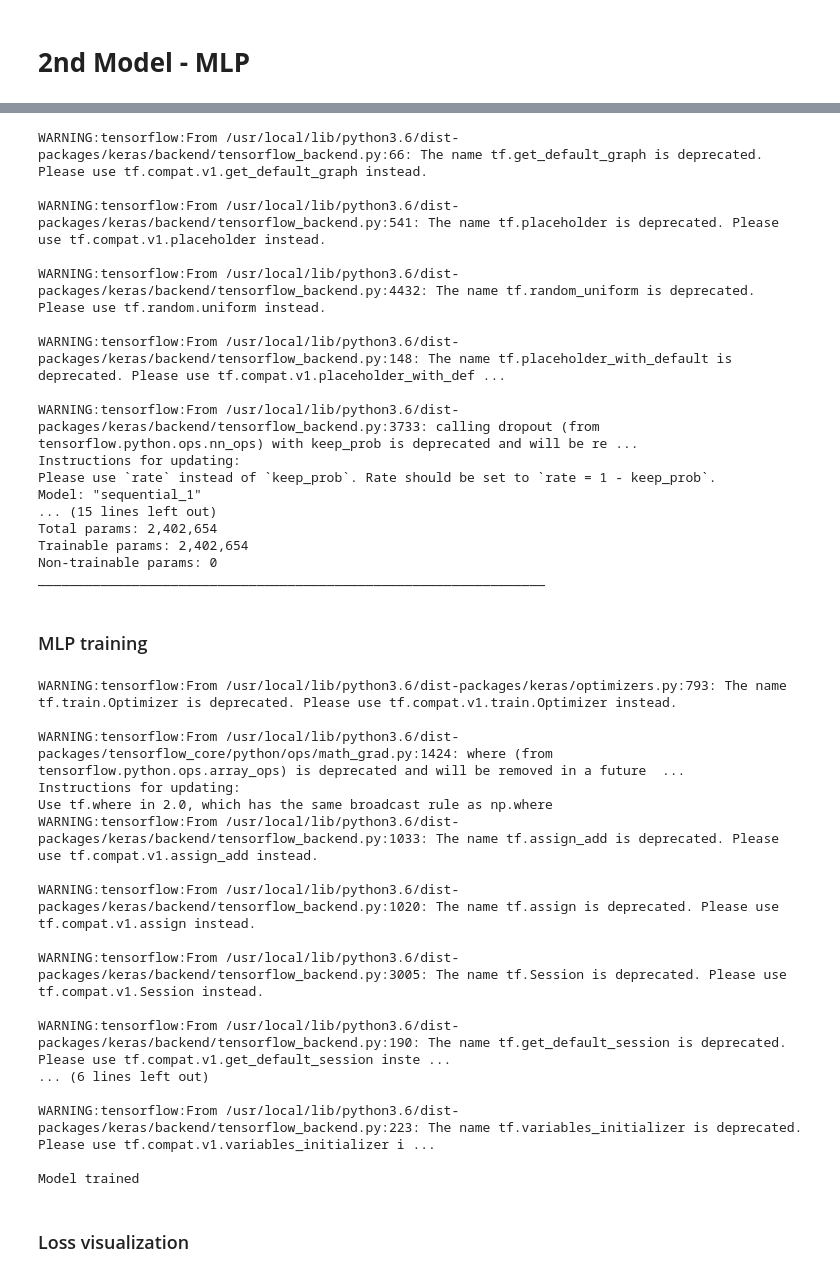
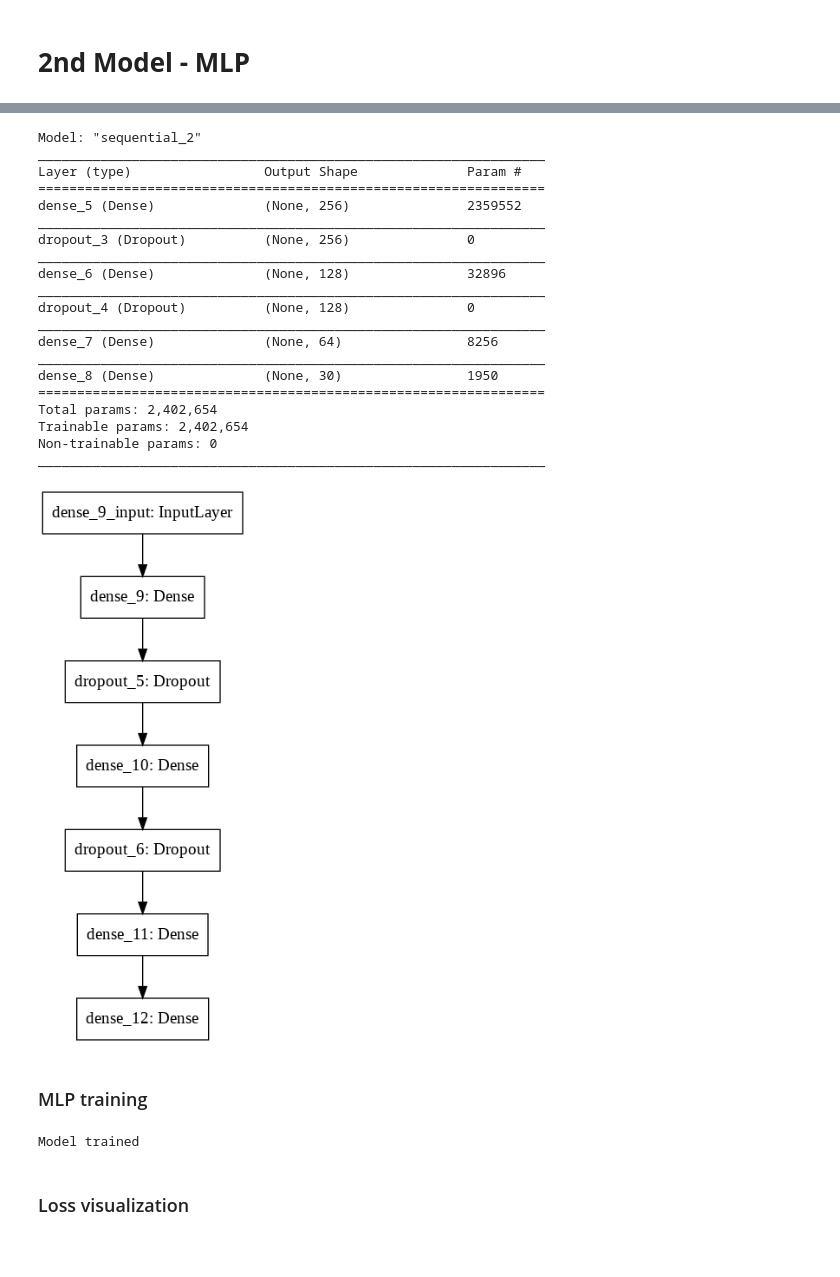
Before and after one commit to blawok/Facial_Keypoints, a Jupyter notebook: facial_keypoint_detection.ipynb, the cells around one changed output, grey strips where cells are left out. Drawn from its saved outputs; the diff is of its cells as text; code cells hidden in the pictures; blank space fills up the shorter version.

```diff
--- a/facial_keypoint_detection.ipynb
+++ b/facial_keypoint_detection.ipynb
@@ -200,5 +209,5 @@ Using TensorFlow backend.
 # %%
-model = Sequential([
+model_mlp = Sequential([
   Dense(256, input_dim=X_train.shape[1], activation = 'relu'),
   Dropout(0.1),
 
@@ -209,25 +218,33 @@ model = Sequential([
   Dense(30)
 ])
 
-model.summary()
+model_mlp.summary()
 # %% [output]
-WARNING:tensorflow:From /usr/local/lib/python3.6/dist-packages/keras/backend/tensorflow_backend.py:66: The name tf.get_default_graph is deprecated. Please use tf.compat.v1.get_default_graph instead.
-
-WARNING:tensorflow:From /usr/local/lib/python3.6/dist-packages/keras/backend/tensorflow_backend.py:541: The name tf.placeholder is deprecated. Please use tf.compat.v1.placeholder instead.
-
-WARNING:tensorflow:From /usr/local/lib/python3.6/dist-packages/keras/backend/tensorflow_backend.py:4432: The name tf.random_uniform is deprecated. Please use tf.random.uniform instead.
-
-WARNING:tensorflow:From /usr/local/lib/python3.6/dist-packages/keras/backend/tensorflow_backend.py:148: The name tf.placeholder_with_default is deprecated. Please use tf.compat.v1.placeholder_with_def ...
-
-WARNING:tensorflow:From /usr/local/lib/python3.6/dist-packages/keras/backend/tensorflow_backend.py:3733: calling dropout (from tensorflow.python.ops.nn_ops) with keep_prob is deprecated and will be re ...
-Instructions for updating:
-Please use `rate` instead of `keep_prob`. Rate should be set to `rate = 1 - keep_prob`.
-Model: "sequential_1"
-... (15 lines left out)
+Model: "sequential_2"
+_________________________________________________________________
+Layer (type)                 Output Shape              Param #
+=================================================================
+dense_5 (Dense)              (None, 256)               2359552
+_________________________________________________________________
+dropout_3 (Dropout)          (None, 256)               0
+_________________________________________________________________
+dense_6 (Dense)              (None, 128)               32896
+_________________________________________________________________
+dropout_4 (Dropout)          (None, 128)               0
+_________________________________________________________________
+dense_7 (Dense)              (None, 64)                8256
+_________________________________________________________________
+dense_8 (Dense)              (None, 30)                1950
+=================================================================
 Total params: 2,402,654
 Trainable params: 2,402,654
 Non-trainable params: 0
 _________________________________________________________________
+# %%
+from keras.utils import plot_model
+plot_model(model_mlp, to_file='drive/My Drive/facial_keypoints_data/mlp_rmse_2249.png')
+# %% [output]
+[figure, added]
 # %% [markdown]
 ### MLP training
 # %%
@@ -235,10 +252,10 @@ sgd = SGD(lr=0.01,
           momentum=0.9,
           nesterov=True)
 
-model.compile(loss = root_mean_squared_error,
+model_mlp.compile(loss = root_mean_squared_error,
               optimizer = sgd)
 
-hist_mlp = model.fit(X_train,
+hist_mlp = model_mlp.fit(X_train,
                      y_train,
                      epochs=500,
                      batch_size=128,
@@ -246,22 +263,6 @@ hist_mlp = model.fit(X_train,
                      verbose=0)
 print('Model trained')
 # %% [output]
-WARNING:tensorflow:From /usr/local/lib/python3.6/dist-packages/keras/optimizers.py:793: The name tf.train.Optimizer is deprecated. Please use tf.compat.v1.train.Optimizer instead.
-
-WARNING:tensorflow:From /usr/local/lib/python3.6/dist-packages/tensorflow_core/python/ops/math_grad.py:1424: where (from tensorflow.python.ops.array_ops) is deprecated and will be removed in a future  ...
-Instructions for updating:
-Use tf.where in 2.0, which has the same broadcast rule as np.where
-WARNING:tensorflow:From /usr/local/lib/python3.6/dist-packages/keras/backend/tensorflow_backend.py:1033: The name tf.assign_add is deprecated. Please use tf.compat.v1.assign_add instead.
-
-WARNING:tensorflow:From /usr/local/lib/python3.6/dist-packages/keras/backend/tensorflow_backend.py:1020: The name tf.assign is deprecated. Please use tf.compat.v1.assign instead.
-
-WARNING:tensorflow:From /usr/local/lib/python3.6/dist-packages/keras/backend/tensorflow_backend.py:3005: The name tf.Session is deprecated. Please use tf.compat.v1.Session instead.
-
-WARNING:tensorflow:From /usr/local/lib/python3.6/dist-packages/keras/backend/tensorflow_backend.py:190: The name tf.get_default_session is deprecated. Please use tf.compat.v1.get_default_session inste ...
-... (6 lines left out)
-
-WARNING:tensorflow:From /usr/local/lib/python3.6/dist-packages/keras/backend/tensorflow_backend.py:223: The name tf.variables_initializer is deprecated. Please use tf.compat.v1.variables_initializer i ...
-
 Model trained
 # %% [markdown]
 ### Loss visualization
```
Also changed, not shown: parts of 35 cells of this notebook.
